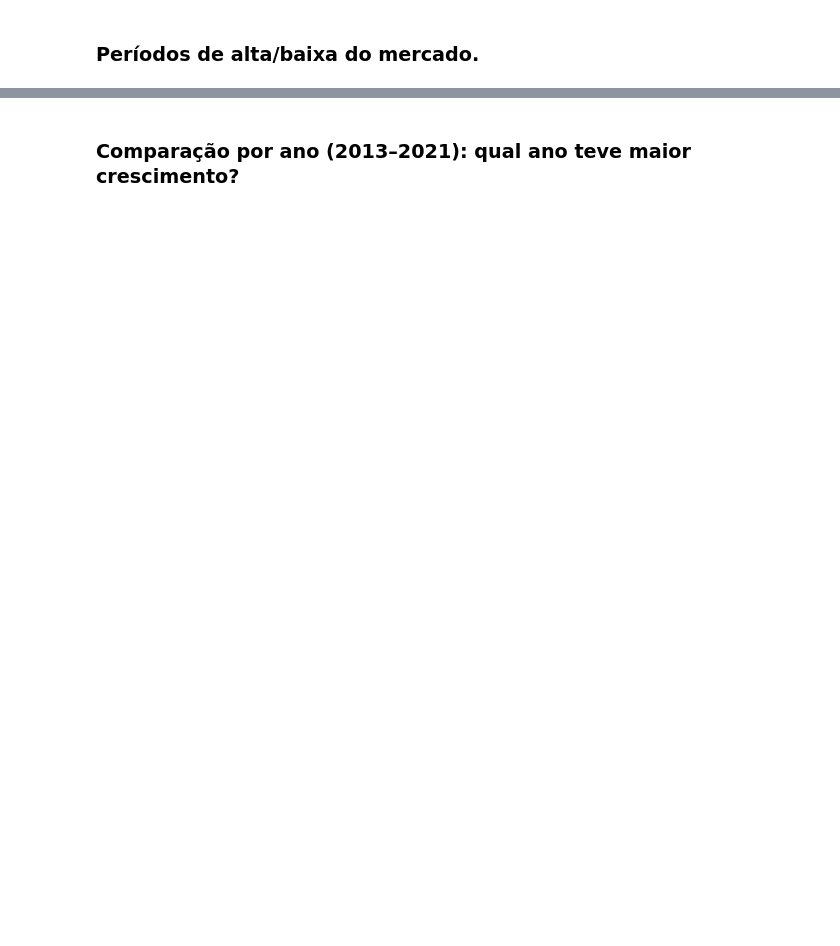
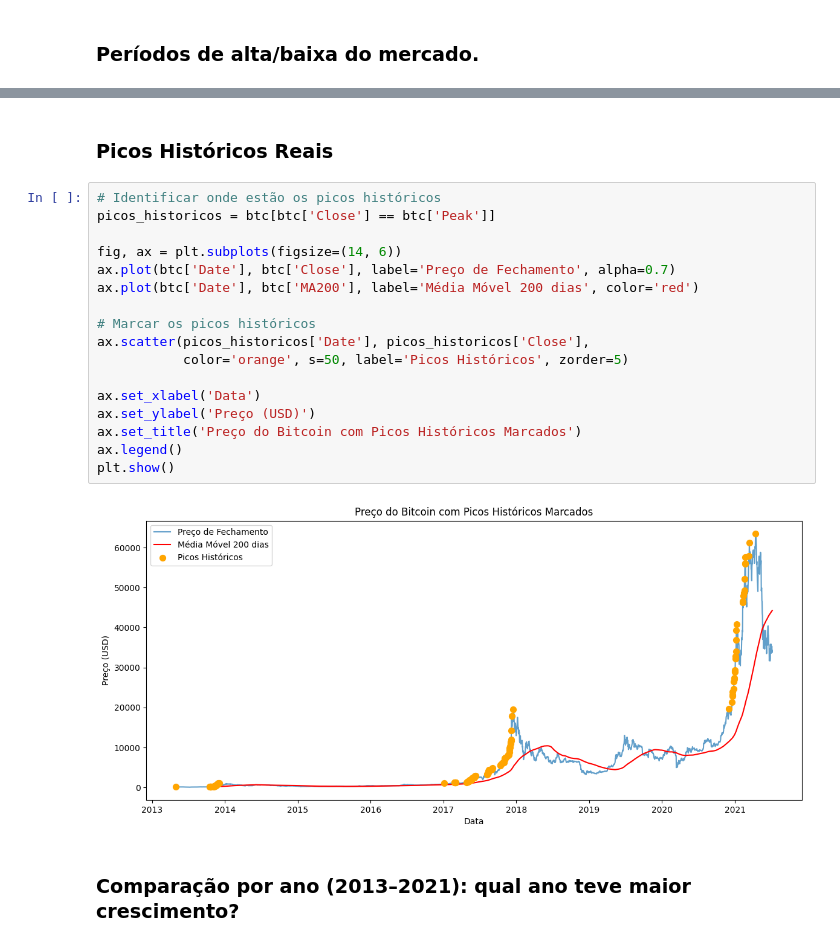
Before and after one commit to kiovaz/crypto-dashboard-eda, a Jupyter notebook: notebooks/notebook.ipynb, the cells around one changed output, grey strips where cells are left out. Saved outputs shown, nothing was run; the diff lists cells and outputs as text; blank space fills up the shorter version.

```diff
--- a/notebooks/notebook.ipynb
+++ b/notebooks/notebook.ipynb
@@ -86,2 +199,23 @@ df
+# %% [markdown]
+### Picos Históricos Reais
+# %%
+# Identificar onde estão os picos históricos
+picos_historicos = btc[btc['Close'] == btc['Peak']]
+
+fig, ax = plt.subplots(figsize=(14, 6))
+ax.plot(btc['Date'], btc['Close'], label='Preço de Fechamento', alpha=0.7)
+ax.plot(btc['Date'], btc['MA200'], label='Média Móvel 200 dias', color='red')
+
+# Marcar os picos históricos
+ax.scatter(picos_historicos['Date'], picos_historicos['Close'],
+           color='orange', s=50, label='Picos Históricos', zorder=5)
+
+ax.set_xlabel('Data')
+ax.set_ylabel('Preço (USD)')
+ax.set_title('Preço do Bitcoin com Picos Históricos Marcados')
+ax.legend()
+plt.show()
+# %% [output]
+[figure, added]
 # %% [markdown]
 ### Comparação por ano (2013–2021): qual ano teve maior crescimento?
```
Also changed, not shown: parts of 23 cells of this notebook, 2 other files.
